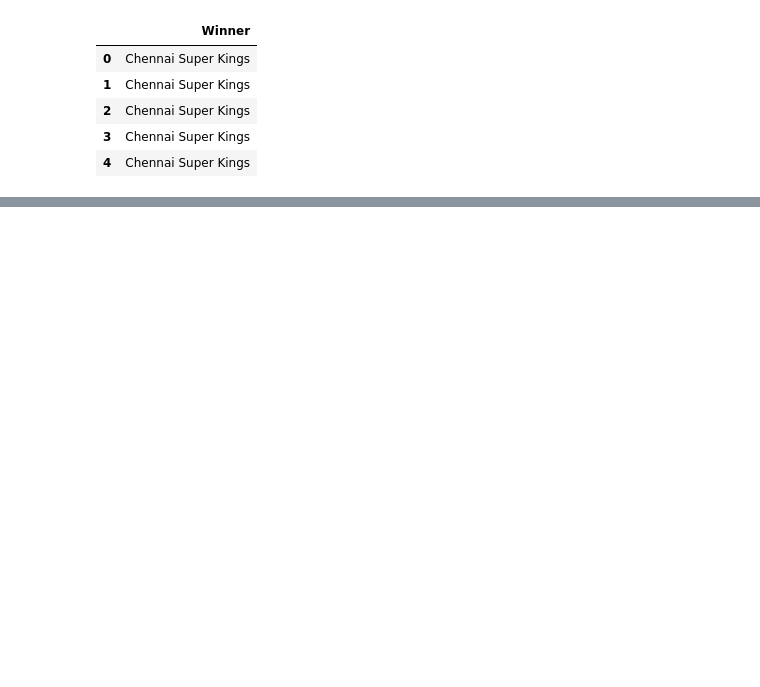
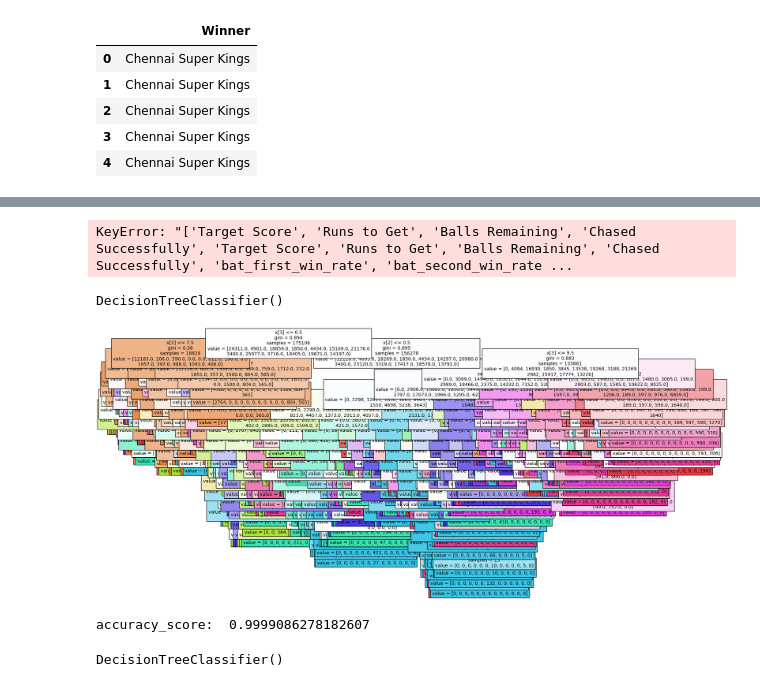
Before and after one commit to thenitinsingh/aipremierleague, a Jupyter notebook: notebooks/modeltrainin.ipynb, the cells around one changed output, grey strips where cells are left out. Cells and saved outputs as stored; diff of their text form; code cells hidden in the pictures; blank space fills up the shorter version.

```diff
--- a/notebooks/modeltrainin.ipynb
+++ b/notebooks/modeltrainin.ipynb
@@ -24,0 +72,28 @@ y.head()
+# %%
+X.drop(columns =['Target Score', 'Runs to Get', 'Balls Remaining', 'Chased Successfully','Target Score', 'Runs to Get', 'Balls Remaining', 'Chased Successfully','bat_first_win_rate', 'bat_second_win_rate'],inplace=True)
+# %% [output]
+KeyError: "['Target Score', 'Runs to Get', 'Balls Remaining', 'Chased Successfully', 'Target Score', 'Runs to Get', 'Balls Remaining', 'Chased Successfully', 'bat_first_win_rate', 'bat_second_win_rate ...
+# %%
+model1_a = DecisionTreeClassifier()
+model1_a.fit(X_train,y_train)
+# %% [output]
+DecisionTreeClassifier()
+# %%
+plt.figure(figsize=(20,10))
+tree.plot_tree(
+    model1_a,
+    filled=True,
+    fontsize=10
+)
+plt.savefig(
+    '../visuals/d-tree1.png',
+    bbox_inches='tight'
+)
+plt.show()
+# %% [output]
+[figure, added]
+# %%
+y_pred1a= model1_a.predict(X_test)
+print("accuracy_score: ", accuracy_score(y_test, y_pred1a))
+# %% [output]
+accuracy_score:  0.9999086278182607
@@ -24,0 +123,5 @@ y.head()
+# %%
+model1_b = DecisionTreeClassifier()
+model1_b.fit(X_train,y_train)
+# %% [output]
+DecisionTreeClassifier()
```
Also changed, not shown: parts of 39 cells of this notebook, 16 other files.
